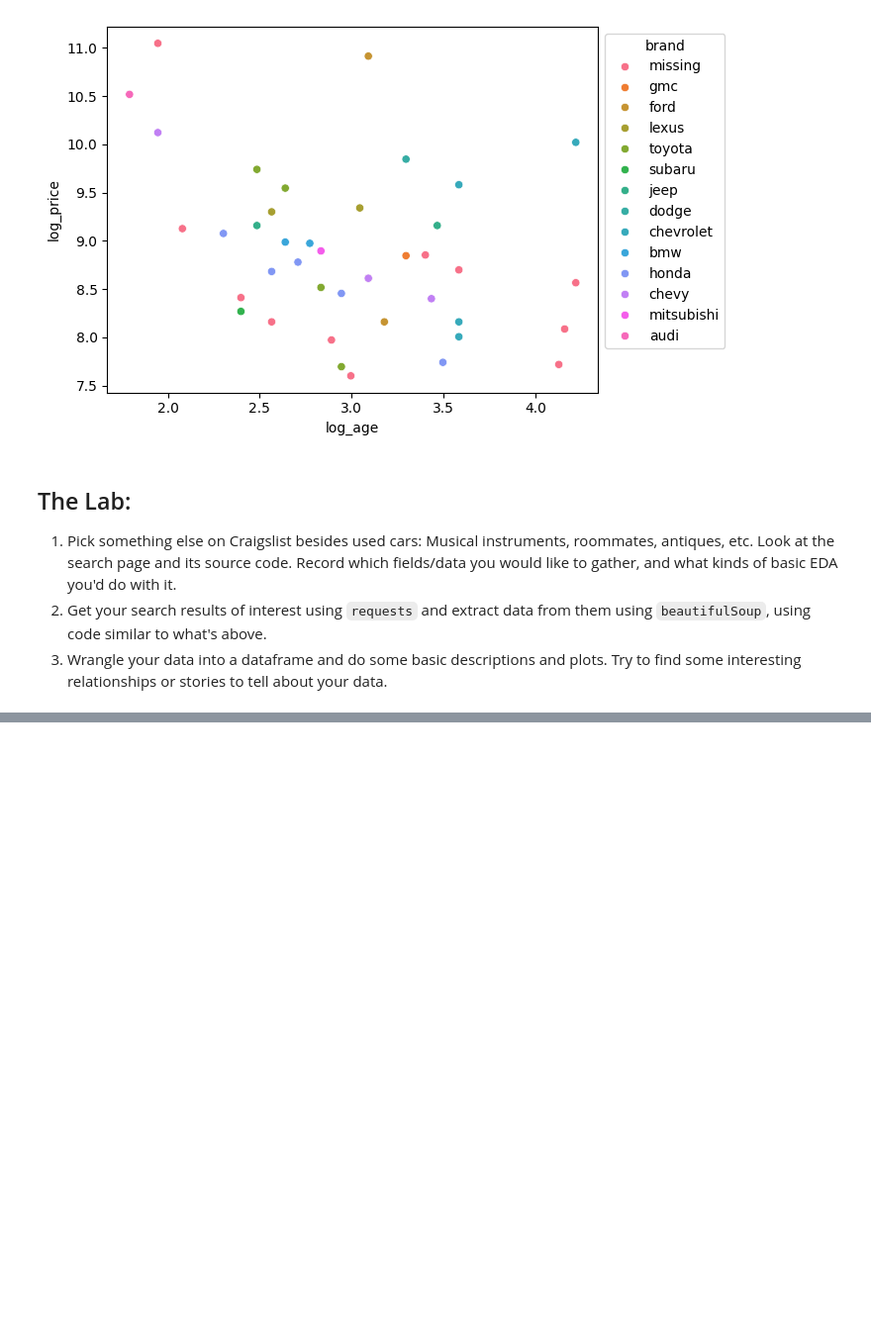
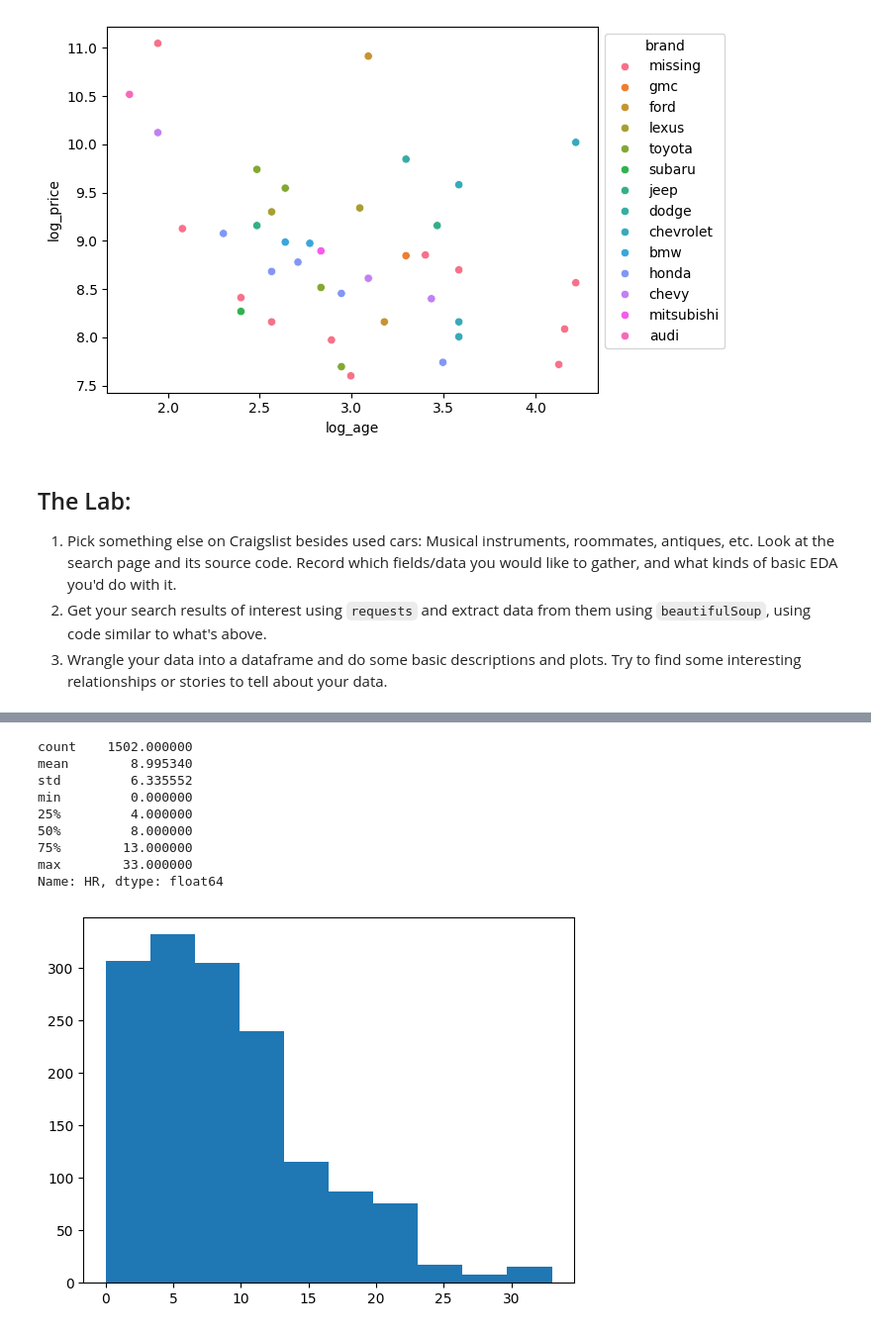
Before and after one commit to mgh2xx/wrangling, a Jupyter notebook: lab/lab_notebook.ipynb, the cells around one changed output, grey strips where cells are left out. Shown at 99% size. Drawn from its saved outputs; the diff is of its cells as text; code cells hidden in the pictures; blank space fills up the shorter version.

```diff
--- a/lab/lab_notebook.ipynb
+++ b/lab/lab_notebook.ipynb
@@ -214,0 +273,9 @@ log_age    -0.376511  1.000000
+# %%
+# Cleaning player names to get rid of prospect rankings
+df['Player'] = df['Player'].str.replace(r'(, [^ ]+).*', r'\1', regex=True)
+# %%
+# Converting columns to numeric
+df[df.columns[1:]] = df[df.columns[1:]].apply(pd.to_numeric, errors = 'coerce')
+# %%
+# Adding new column
+df["PA/HR"] = (df["PA"]/df["HR"])
@@ -214,0 +310,16 @@ log_age    -0.376511  1.000000
+# %%
+# Description and distribution of home runs
+print(df["HR"].describe())
+plt.hist(df["HR"])
+plt.show()
+# %% [output]
+count    1502.000000
+mean        8.995340
+std         6.335552
+min         0.000000
+25%         4.000000
+50%         8.000000
+75%        13.000000
+max        33.000000
+Name: HR, dtype: float64
+[figure, added]
```
Also changed, not shown: parts of 11 cells of this notebook, 1 other file.
